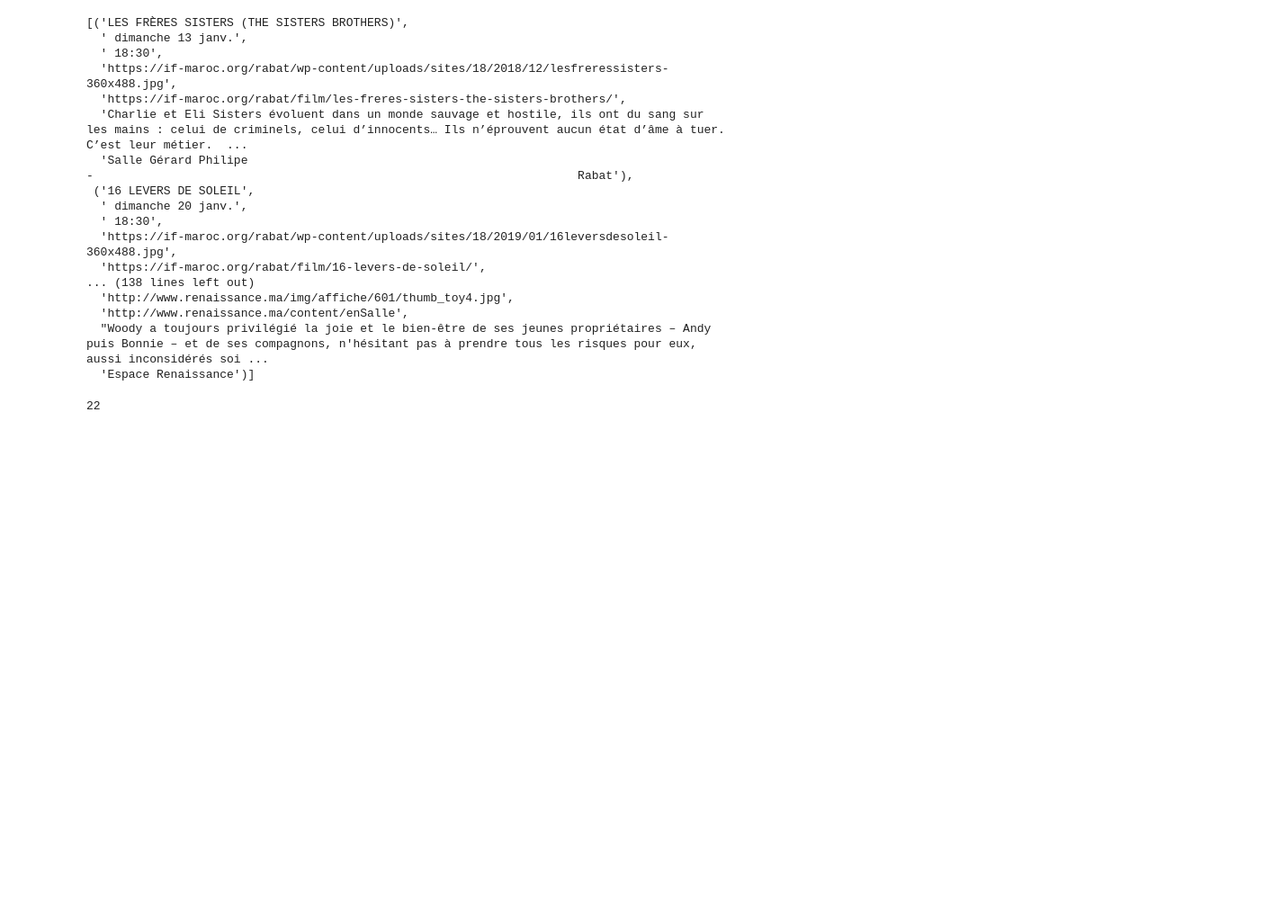
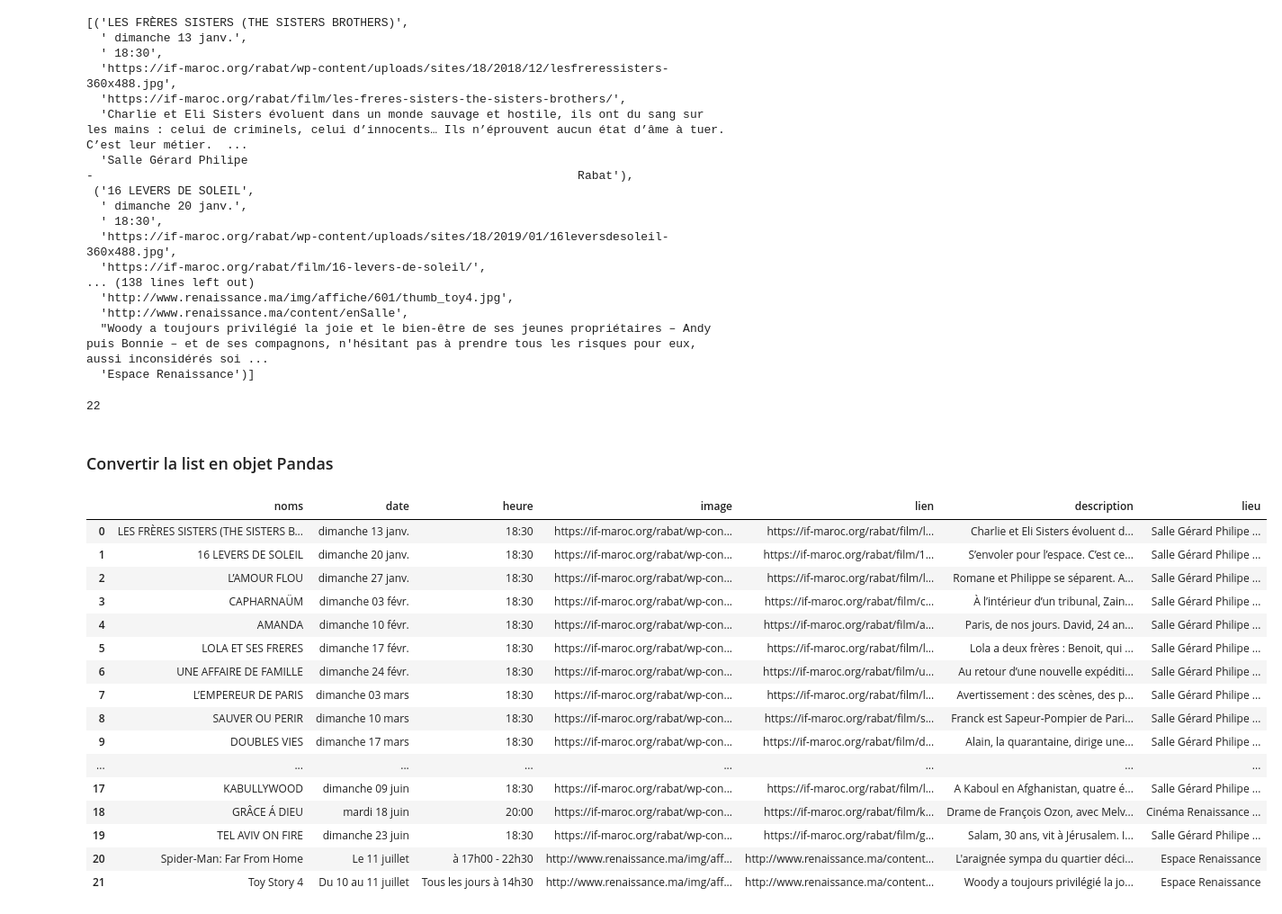
Before and after one commit to chikoungoun/Scraping, a Jupyter notebook: Maroc Culture/xWhatsIn/Whats_In_Combination.ipynb, the cells around one changed output. Shown at 90% size. Cells and saved outputs as stored; diff of their text form; code cells hidden in the pictures; blank space fills up the shorter version.

Commit message:
Convert the list to a pandas object

```diff
--- a/Maroc Culture/xWhatsIn/Whats_In_Combination.ipynb
+++ b/Maroc Culture/xWhatsIn/Whats_In_Combination.ipynb
@@ -35,3 +35,5 @@ prog
 len(prog)
 # %% [output]
 22
+# %% [markdown]
+### Convertir la list en objet Pandas
@@ -37,0 +42,22 @@ len(prog)
+# %%
+df = pd.DataFrame(prog,columns=['noms','date','heure','image','lien','description','lieu'])
+# %%
+df
+# %% [output]
+|  | noms | date | heure | image | lien | description | lieu |
+| 0 | LES FRÈRES SISTERS (THE SISTERS B... | dimanche 13 janv. | 18:30 | https://if-maroc.org/rabat/wp-con... | https://if-maroc.org/rabat/film/l... | Charlie et Eli Sisters évoluent d... | Salle Gérard Philipe ... |
+| 1 | 16 LEVERS DE SOLEIL | dimanche 20 janv. | 18:30 | https://if-maroc.org/rabat/wp-con... | https://if-maroc.org/rabat/film/1... | S’envoler pour l’espace. C’est ce... | Salle Gérard Philipe ... |
+| 2 | L’AMOUR FLOU | dimanche 27 janv. | 18:30 | https://if-maroc.org/rabat/wp-con... | https://if-maroc.org/rabat/film/l... | Romane et Philippe se séparent. A... | Salle Gérard Philipe ... |
+| 3 | CAPHARNAÜM | dimanche 03 févr. | 18:30 | https://if-maroc.org/rabat/wp-con... | https://if-maroc.org/rabat/film/c... | À l’intérieur d’un tribunal, Zain... | Salle Gérard Philipe ... |
+| 4 | AMANDA | dimanche 10 févr. | 18:30 | https://if-maroc.org/rabat/wp-con... | https://if-maroc.org/rabat/film/a... | Paris, de nos jours. David, 24 an... | Salle Gérard Philipe ... |
+| 5 | LOLA ET SES FRERES | dimanche 17 févr. | 18:30 | https://if-maroc.org/rabat/wp-con... | https://if-maroc.org/rabat/film/l... | Lola a deux frères : Benoit, qui ... | Salle Gérard Philipe ... |
+| 6 | UNE AFFAIRE DE FAMILLE | dimanche 24 févr. | 18:30 | https://if-maroc.org/rabat/wp-con... | https://if-maroc.org/rabat/film/u... | Au retour d’une nouvelle expéditi... | Salle Gérard Philipe ... |
+| 7 | L’EMPEREUR DE PARIS | dimanche 03 mars | 18:30 | https://if-maroc.org/rabat/wp-con... | https://if-maroc.org/rabat/film/l... | Avertissement : des scènes, des p... | Salle Gérard Philipe ... |
+| 8 | SAUVER OU PERIR | dimanche 10 mars | 18:30 | https://if-maroc.org/rabat/wp-con... | https://if-maroc.org/rabat/film/s... | Franck est Sapeur-Pompier de Pari... | Salle Gérard Philipe ... |
+| 9 | DOUBLES VIES | dimanche 17 mars | 18:30 | https://if-maroc.org/rabat/wp-con... | https://if-maroc.org/rabat/film/d... | Alain, la quarantaine, dirige une... | Salle Gérard Philipe ... |
+| ... | ... | ... | ... | ... | ... | ... | ... |
+| 17 | KABULLYWOOD | dimanche 09 juin | 18:30 | https://if-maroc.org/rabat/wp-con... | https://if-maroc.org/rabat/film/l... | A Kaboul en Afghanistan, quatre é... | Salle Gérard Philipe ... |
+| 18 | GRÂCE Á DIEU | mardi 18 juin | 20:00 | https://if-maroc.org/rabat/wp-con... | https://if-maroc.org/rabat/film/k... | Drame de François Ozon, avec Melv... | Cinéma Renaissance ... |
+| 19 | TEL AVIV ON FIRE | dimanche 23 juin | 18:30 | https://if-maroc.org/rabat/wp-con... | https://if-maroc.org/rabat/film/g... | Salam, 30 ans, vit à Jérusalem. I... | Salle Gérard Philipe ... |
+| 20 | Spider-Man: Far From Home | Le 11 juillet | à 17h00 - 22h30 | http://www.renaissance.ma/img/aff... | http://www.renaissance.ma/content... | L'araignée sympa du quartier déci... | Espace Renaissance |
+| 21 | Toy Story 4 | Du 10 au 11 juillet | Tous les jours à 14h30 | http://www.renaissance.ma/img/aff... | http://www.renaissance.ma/content... | Woody a toujours privilégié la jo... | Espace Renaissance |
```
Also changed, not shown: parts of 1 cell of this notebook.
